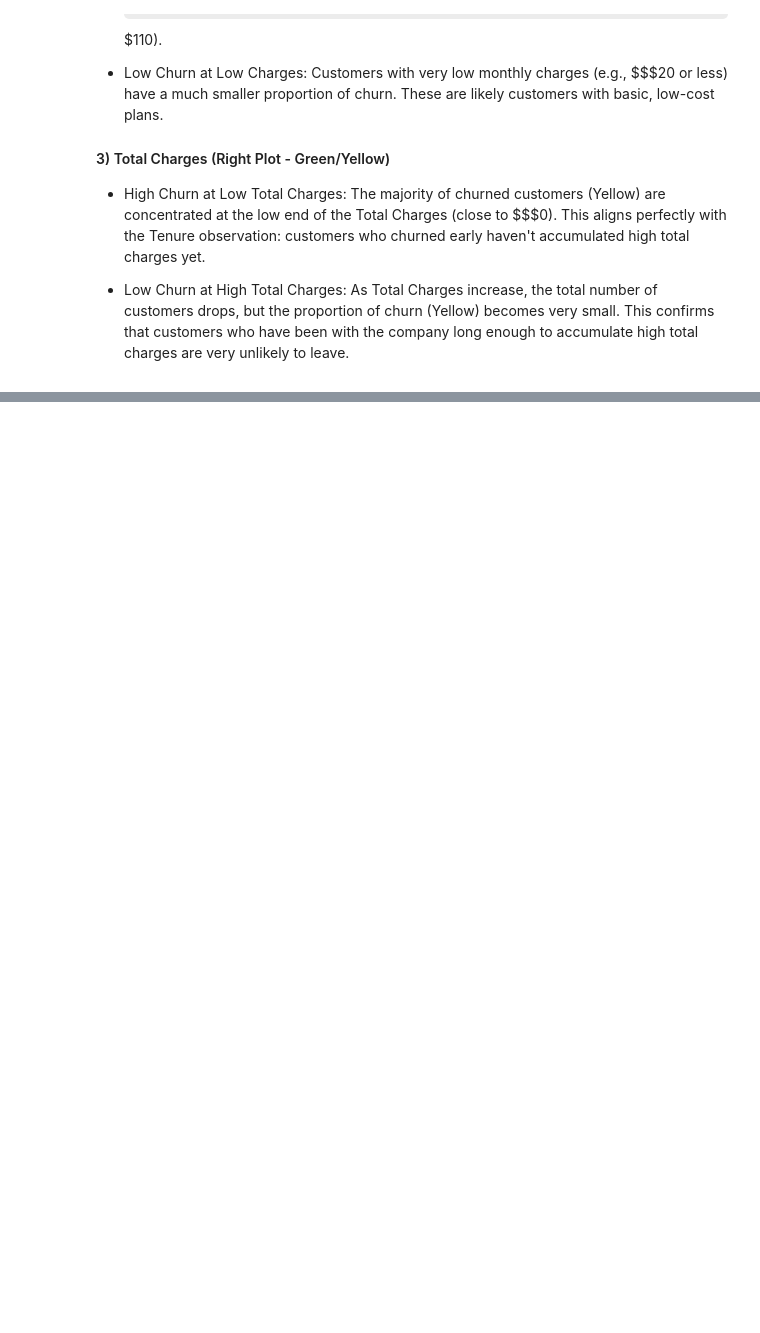
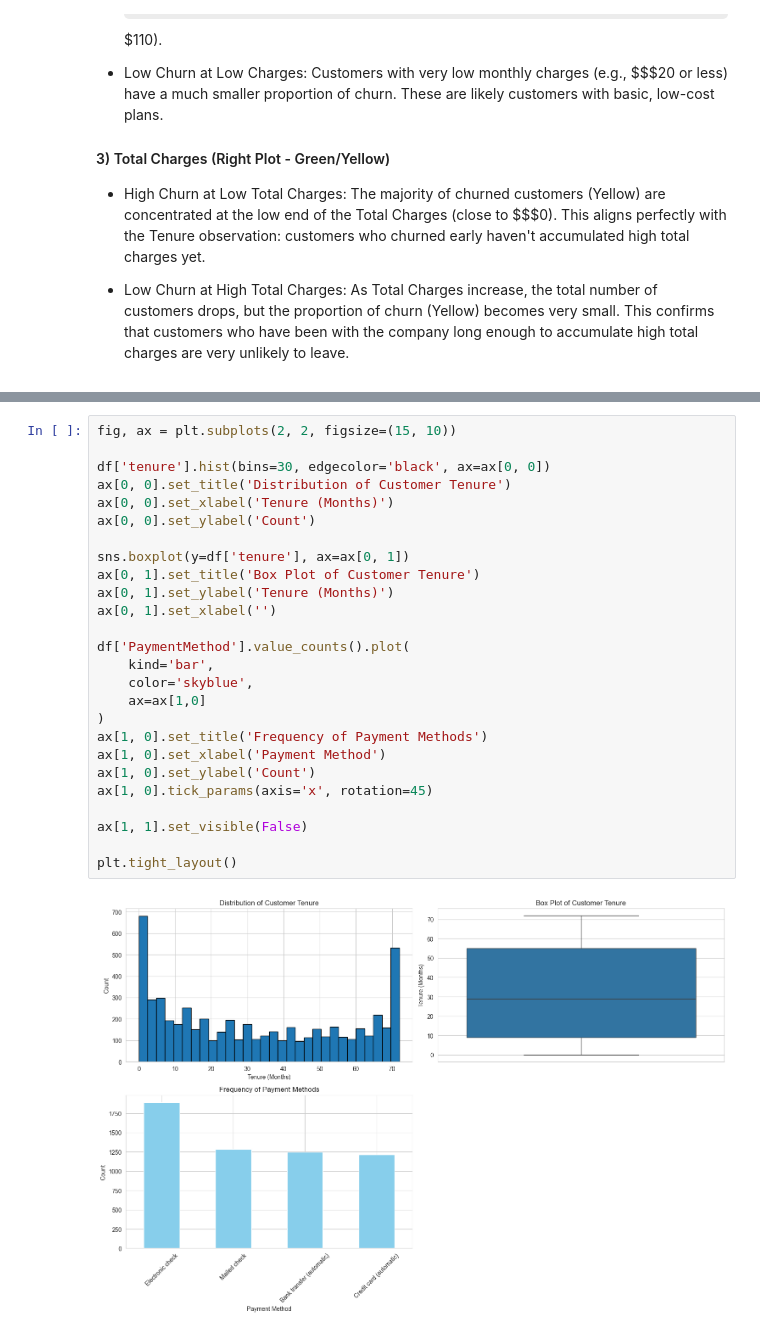
Before and after one commit to computerscistudent/Customer-Churn-Prediction, a Jupyter notebook: notebooks/EDA.ipynb, the cells around one changed output, grey strips where cells are left out. Drawn from its saved outputs; the diff is of its cells as text; some formulas as TeX source; blank space fills up the shorter version.

```diff
--- a/notebooks/EDA.ipynb
+++ b/notebooks/EDA.ipynb
@@ -260,0 +293,28 @@ plt.show()
+# %%
+fig, ax = plt.subplots(2, 2, figsize=(15, 10))
+
+df['tenure'].hist(bins=30, edgecolor='black', ax=ax[0, 0])
+ax[0, 0].set_title('Distribution of Customer Tenure')
+ax[0, 0].set_xlabel('Tenure (Months)')
+ax[0, 0].set_ylabel('Count')
+
+sns.boxplot(y=df['tenure'], ax=ax[0, 1])
+ax[0, 1].set_title('Box Plot of Customer Tenure')
+ax[0, 1].set_ylabel('Tenure (Months)')
+ax[0, 1].set_xlabel('')
+
+df['PaymentMethod'].value_counts().plot(
+    kind='bar',
+    color='skyblue',
+    ax=ax[1,0]
+)
+ax[1, 0].set_title('Frequency of Payment Methods')
+ax[1, 0].set_xlabel('Payment Method')
+ax[1, 0].set_ylabel('Count')
+ax[1, 0].tick_params(axis='x', rotation=45)
+
+ax[1, 1].set_visible(False)
+
+plt.tight_layout()
+# %% [output]
+[figure, added]
```
Also changed, not shown: parts of 7 cells of this notebook, 3 other files.
